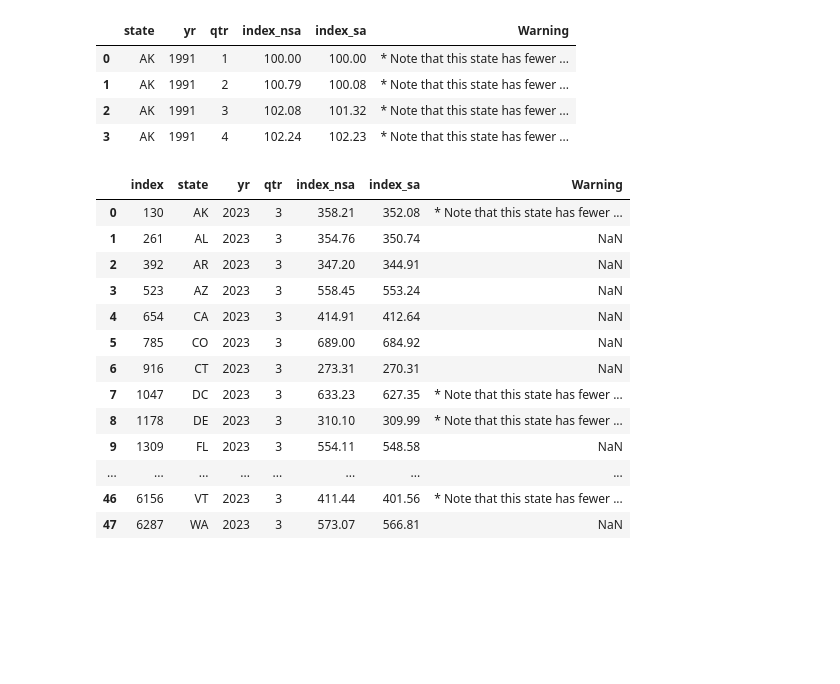
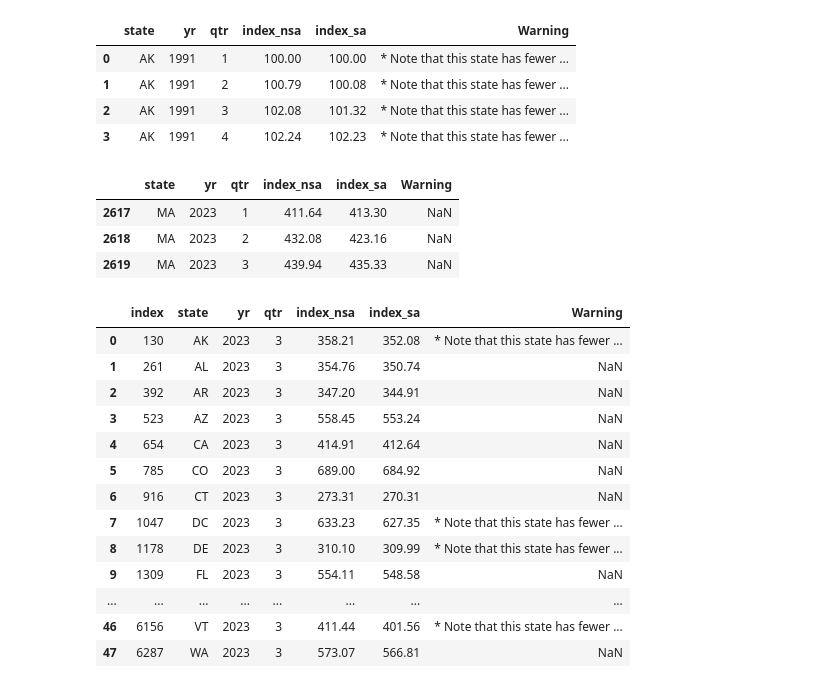
Before and after one commit to raulincadet/Macro, a Jupyter notebook: GDP/income_houseprice.ipynb, the cells around one changed output. Drawn from its saved outputs; the diff is of its cells as text; code cells hidden in the pictures; blank space fills up the shorter version.

```diff
--- a/GDP/income_houseprice.ipynb
+++ b/GDP/income_houseprice.ipynb
@@ -12,6 +12,13 @@ dhpi1.head(4)
 | 1 | AK | 1991 | 2 | 100.79 | 100.08 | * Note that this state has fewer ... |
 | 2 | AK | 1991 | 3 | 102.08 | 101.32 | * Note that this state has fewer ... |
 | 3 | AK | 1991 | 4 | 102.24 | 102.23 | * Note that this state has fewer ... |
+# %%
+dhpi1[dhpi1.state=="MA"][dhpi1.yr==2023]
+# %% [output]
+|  | state | yr | qtr | index_nsa | index_sa | Warning |
+| 2617 | MA | 2023 | 1 | 411.64 | 413.30 | NaN |
+| 2618 | MA | 2023 | 2 | 432.08 | 423.16 | NaN |
+| 2619 | MA | 2023 | 3 | 439.94 | 435.33 | NaN |
 # %%
 dhpi=dhpi1[(dhpi1.yr==2023) &(dhpi1.qtr==3)]
 dhpi=dhpi.reset_index()
```
Also changed, not shown: parts of 1 cell of this notebook, 5 other files.
